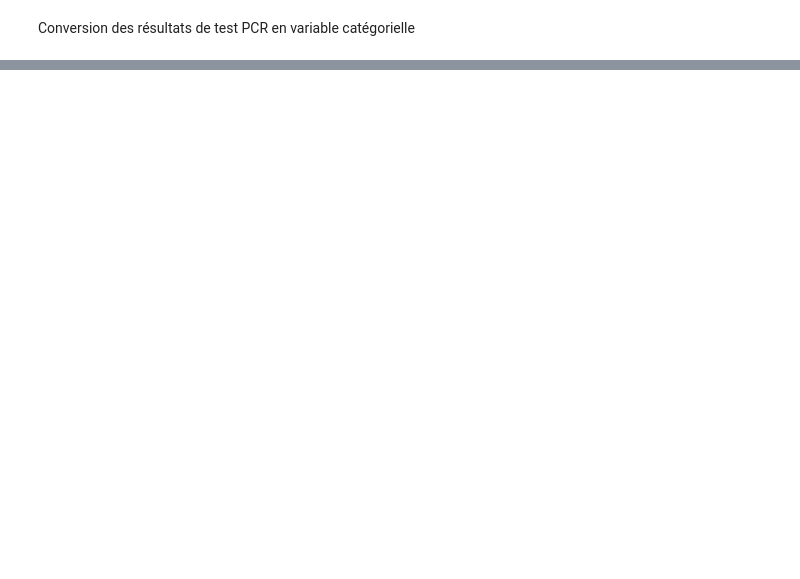
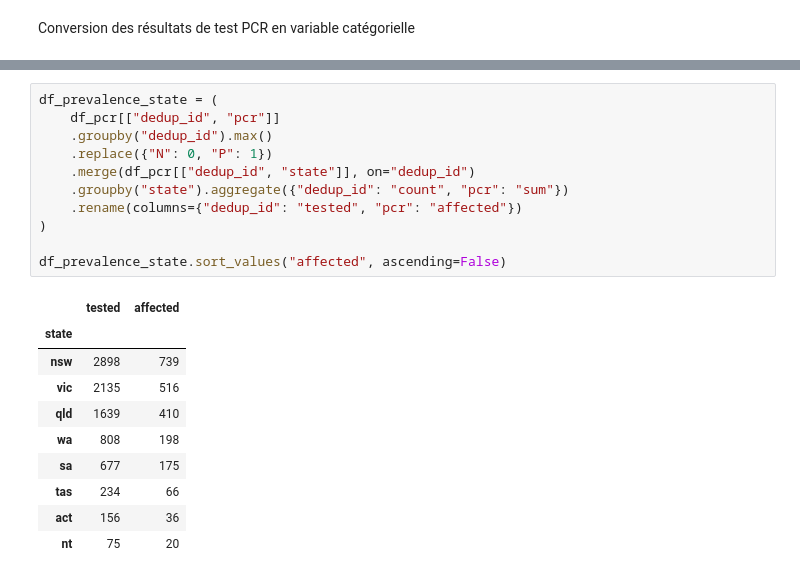
Before and after one commit to ghisvail/inria-aphp-assignment, a Jupyter notebook: eda.ipynb, the cells around one changed output, grey strips where cells are left out. Drawn from its saved outputs; the diff is of its cells as text; blank space fills up the shorter version.

```diff
--- a/eda.ipynb
+++ b/eda.ipynb
@@ -32,0 +87,22 @@ Name: pcr, dtype: int64
+# %%
+df_prevalence_state = (
+    df_pcr[["dedup_id", "pcr"]]
+    .groupby("dedup_id").max()
+    .replace({"N": 0, "P": 1})
+    .merge(df_pcr[["dedup_id", "state"]], on="dedup_id")
+    .groupby("state").aggregate({"dedup_id": "count", "pcr": "sum"})
+    .rename(columns={"dedup_id": "tested", "pcr": "affected"})
+)
+
+df_prevalence_state.sort_values("affected", ascending=False)
+# %% [output]
+|  | tested | affected |
+| state |  |  |
+| nsw | 2898 | 739 |
+| vic | 2135 | 516 |
+| qld | 1639 | 410 |
+| wa | 808 | 198 |
+| sa | 677 | 175 |
+| tas | 234 | 66 |
+| act | 156 | 36 |
+| nt | 75 | 20 |
```
Also changed, not shown: parts of 13 cells of this notebook, 1 other file.
